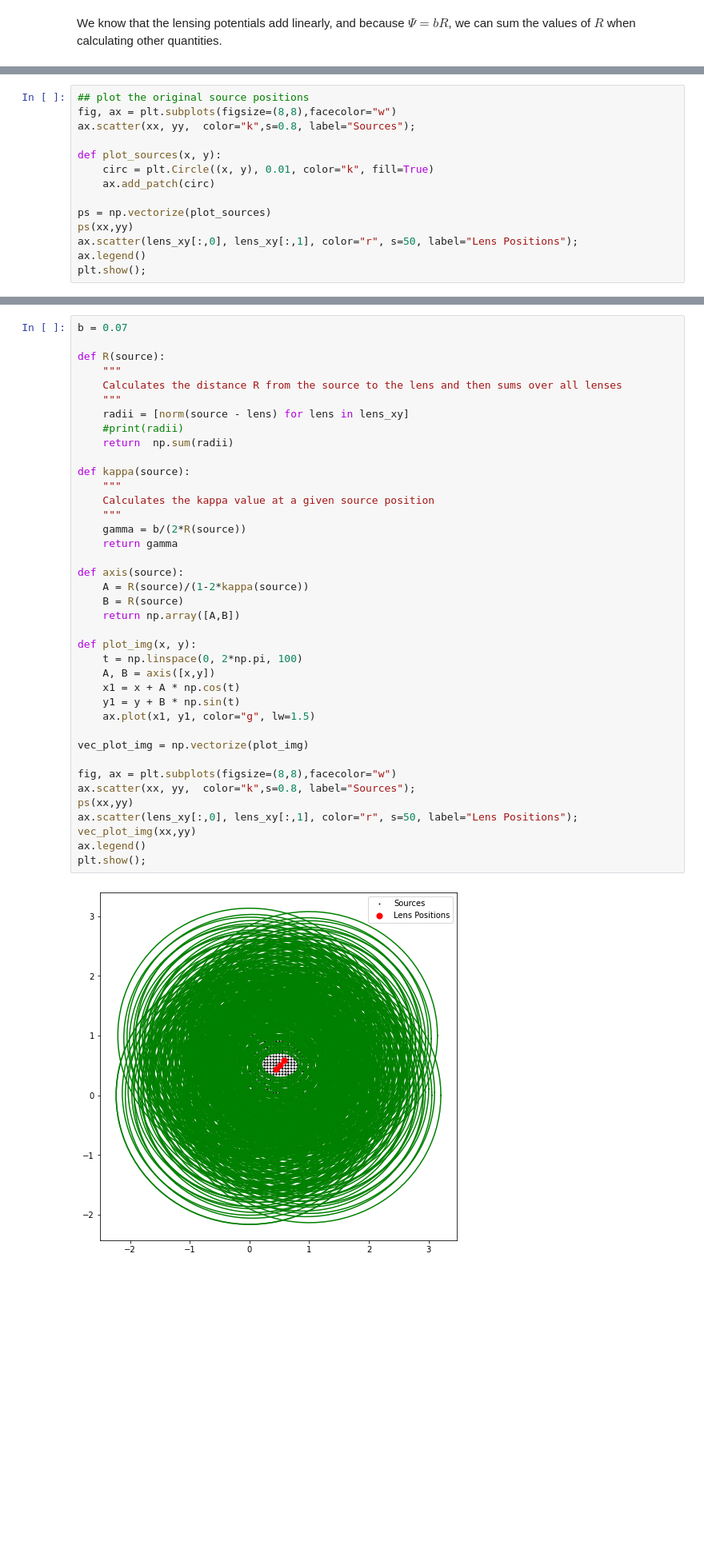
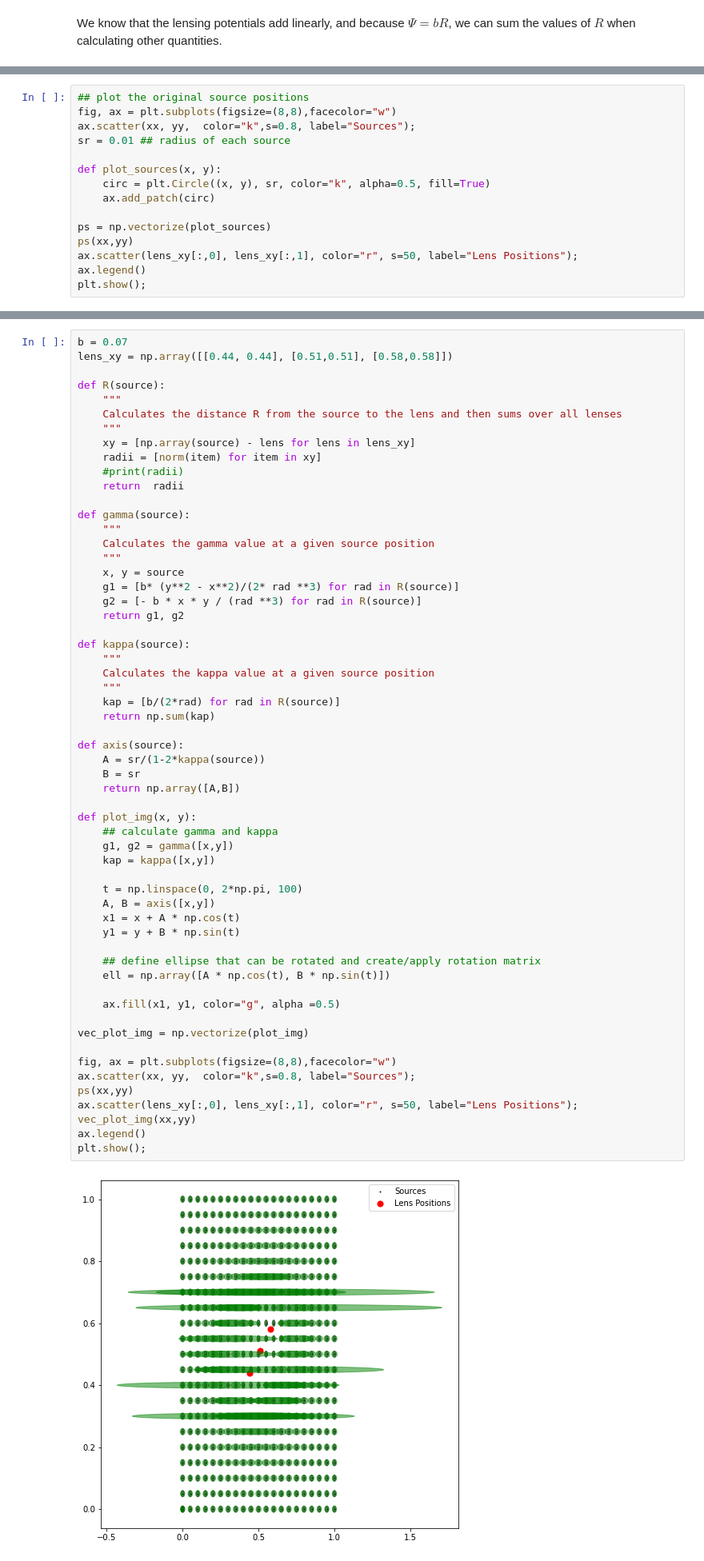
Before and after one commit to tylerbarna/AST8110, a Jupyter notebook: pset06/pset06.ipynb, the cells around one changed output, grey strips where cells are left out. Shown at 80% size. Cells and saved outputs as stored; diff of their text form; blank space fills up the shorter version.

```diff
--- a/pset06/pset06.ipynb
+++ b/pset06/pset06.ipynb
@@ -101,9 +101,10 @@ lens_xy = np.array([[0.44, 0.44], [0.51,0.51], [0.58,0.58]])
 ## plot the original source positions
 fig, ax = plt.subplots(figsize=(8,8),facecolor="w")
 ax.scatter(xx, yy,  color="k",s=0.8, label="Sources");
+sr = 0.01 ## radius of each source
 
 def plot_sources(x, y):
-    circ = plt.Circle((x, y), 0.01, color="k", fill=True)
+    circ = plt.Circle((x, y), sr, color="k", alpha=0.5, fill=True)
     ax.add_patch(circ)
 
 ps = np.vectorize(plot_sources)
@@ -116,44 +117,63 @@ plt.show();
 # %%
 b = 0.07
+lens_xy = np.array([[0.44, 0.44], [0.51,0.51], [0.58,0.58]])
 
 def R(source):
     """
     Calculates the distance R from the source to the lens and then sums over all lenses
     """
-    radii = [norm(source - lens) for lens in lens_xy]
+    xy = [np.array(source) - lens for lens in lens_xy]
+    radii = [norm(item) for item in xy]
     #print(radii)
-    return  np.sum(radii)
+    return  radii
+
+def gamma(source):
+    """
+    Calculates the gamma value at a given source position
+    """
+    x, y = source
+    g1 = [b* (y**2 - x**2)/(2* rad **3) for rad in R(source)]
+    g2 = [- b * x * y / (rad **3) for rad in R(source)]
+    return g1, g2
 
 def kappa(source):
     """
     Calculates the kappa value at a given source position
     """
-    gamma = b/(2*R(source))
-    return gamma
+    kap = [b/(2*rad) for rad in R(source)]
+    return np.sum(kap)
 
 def axis(source):
-    A = R(source)/(1-2*kappa(source))
-    B = R(source)
+    A = sr/(1-2*kappa(source))
+    B = sr
     return np.array([A,B])
 
 def plot_img(x, y):
+    ## calculate gamma and kappa
+    g1, g2 = gamma([x,y])
+    kap = kappa([x,y])
+
     t = np.linspace(0, 2*np.pi, 100)
     A, B = axis([x,y])
     x1 = x + A * np.cos(t)
     y1 = y + B * np.sin(t)
-    ax.plot(x1, y1, color="g", lw=1.5)
+
+    ## define ellipse that can be rotated and create/apply rotation matrix
+    ell = np.array([A * np.cos(t), B * np.sin(t)])
+
+    ax.fill(x1, y1, color="g", alpha =0.5)
 
 vec_plot_img = np.vectorize(plot_img)
 
 fig, ax = plt.subplots(figsize=(8,8),facecolor="w")
 ax.scatter(xx, yy,  color="k",s=0.8, label="Sources");
 ps(xx,yy)
 ax.scatter(lens_xy[:,0], lens_xy[:,1], color="r", s=50, label="Lens Positions");
 vec_plot_img(xx,yy)
 ax.legend()
 plt.show();
 # %% [output]
-[figure, old version]
+[figure, new version]
 # %% [markdown]
 ### Problem 2
 # %% [markdown]
```
Also changed, not shown: parts of 1 cell of this notebook.
